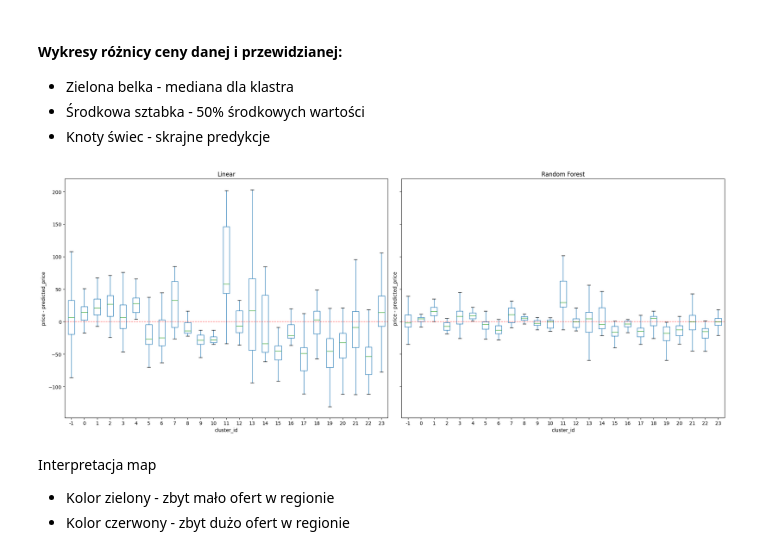
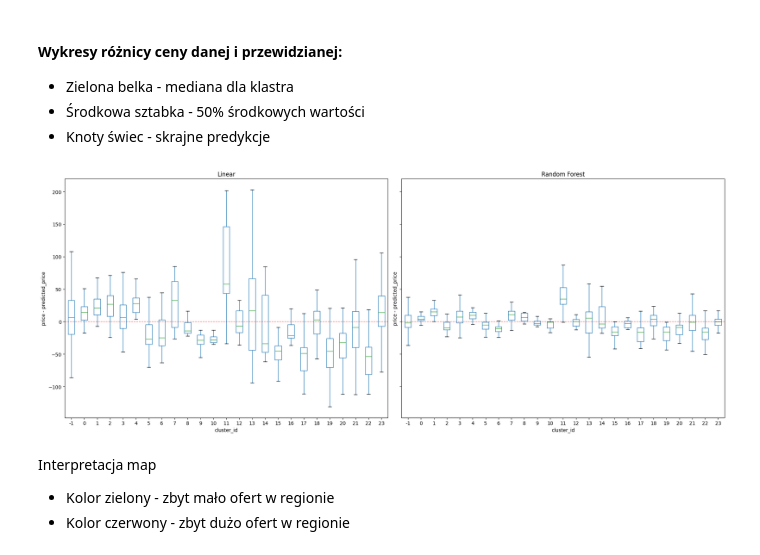
Before and after one commit to susek555/IUM, a Jupyter notebook: notebooks/models_03.ipynb, the cells around one changed output. Cells and saved outputs as stored; diff of their text form; code cells hidden in the pictures.

```diff
--- a/notebooks/models_03.ipynb
+++ b/notebooks/models_03.ipynb
@@ -59,7 +58,6 @@ from sklearn.linear_model import LinearRegression
 
 pipe_linear = Pipeline(
     [
-        ("builder", FeatureBuilder(sessions)),
         ("preprocessor", Preprocessor()),
         ("regressor", LinearRegression()),
     ]
@@ -115,20 +112,16 @@ Wartości atrybutów dyskretnych (zakodowane po przez *one-hot-encoding*) zostan
 # %%
 from src.selector import FeatureSelector
 
-selector = FeatureSelector(
-    RandomForestRegressor(n_jobs=1),
-    percent=0.6,
-    ohe_features=["room_type", "property_type"]
-)
-
-pipe_selector = Pipeline(
+pipe_forest_full = Pipeline(
     [
-        ("builder", FeatureBuilder(sessions)),
         ("preprocessor", Preprocessor()),
-        ("selector", selector)
+        ("selector", FeatureSelector(
+            RandomForestRegressor(n_jobs=1), percent=0.6, ohe_features=["room_type", "property_type"])),
+        ("regressor", RandomForestRegressor(n_jobs=1))
     ]
 )
 
-X_reduced = pipe_selector.fit_transform(X, y)
-X_reduced.info()
+pipe_forest_full.fit(X, y)
+selected = pipe_forest_full.named_steps["selector"].selected_features_
+selected
 # %% [output]
@@ -152,9 +147,0 @@ memory usage: 182.4 KB
-# %%
-forest = RandomForestRegressor(n_jobs=1)
-
-cv_scores = cross_val_score(forest, X_reduced, y, cv=cv, scoring="neg_mean_absolute_error")
-mae = -cv_scores
-
-forest.fit(X_reduced, y)
-
-print(f"Mean CV MAE (random forest with cut attribues): {mae.mean():.2f} ± {mae.std():.2f}")
@@ -191,14 +188,14 @@ Do strojenia hiperparametrów wybrano przeszukiwanie na siatce. Zdefiniowanych z
 from sklearn.model_selection import GridSearchCV
 
 param_grid = {
-    "n_estimators": [50, 100, 150, 200, 300],
-    "max_depth": [None, 10, 20, 30],
-    "min_samples_split": [2, 5, 8, 10],
-    "min_samples_leaf": [1, 2, 4],
+    "regressor__n_estimators": [50, 100, 150, 200, 300],
+    "regressor__max_depth": [None, 10, 20, 30],
+    "regressor__min_samples_split": [2, 5, 8, 10],
+    "regressor__min_samples_leaf": [1, 2, 4],
 }
 
 grid_search = GridSearchCV(
-    estimator=forest,
+    estimator=pipe_forest_full,
     param_grid=param_grid,
     cv=cv,
     scoring="neg_mean_absolute_error",
@@ -207,7 +204,7 @@ grid_search = GridSearchCV(
     refit=True,
 )
 
-grid_search.fit(X_reduced, y)
+grid_search.fit(X, y)
 
 mse = -grid_search.best_score_
 params = grid_search.best_params_
@@ -229,14 +226,14 @@ W tym przypadku las losowy wykazuje bardzo małą wrażliwość na strojenie hip
 # %%
 from src.visualizations.results import visualize_results_compare, visualize_map
 
 pred_linear = pipe_linear.predict(X)
-pred_rf = grid_search.best_estimator_.predict(X_reduced)
+pred_rf = grid_search.best_estimator_.predict(X)
 
 diff_linear = y -pred_linear
 diff_rf = y - pred_rf
 visualize_results_compare(diff_linear, diff_rf, ids)
 # %% [output]
-[figure, old version]
+[figure, new version]
 # %% [markdown]
 Interpretacja map
 - Kolor zielony - zbyt mało ofert w regionie
```
Also changed, not shown: parts of 16 cells of this notebook, 7 other files.
